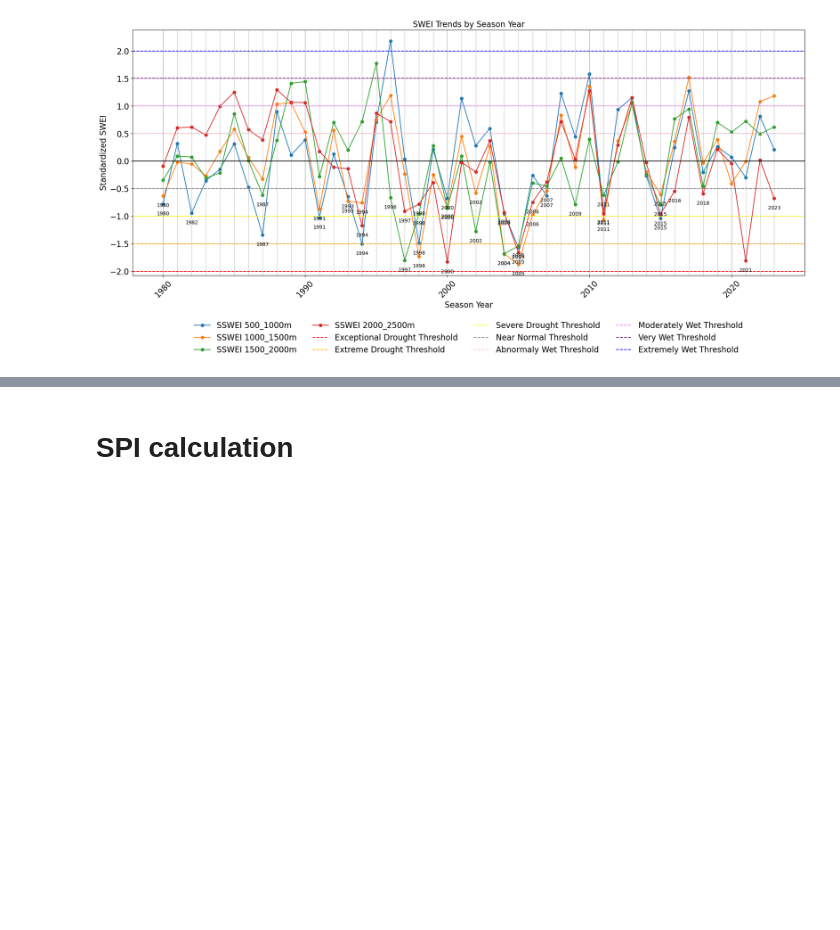
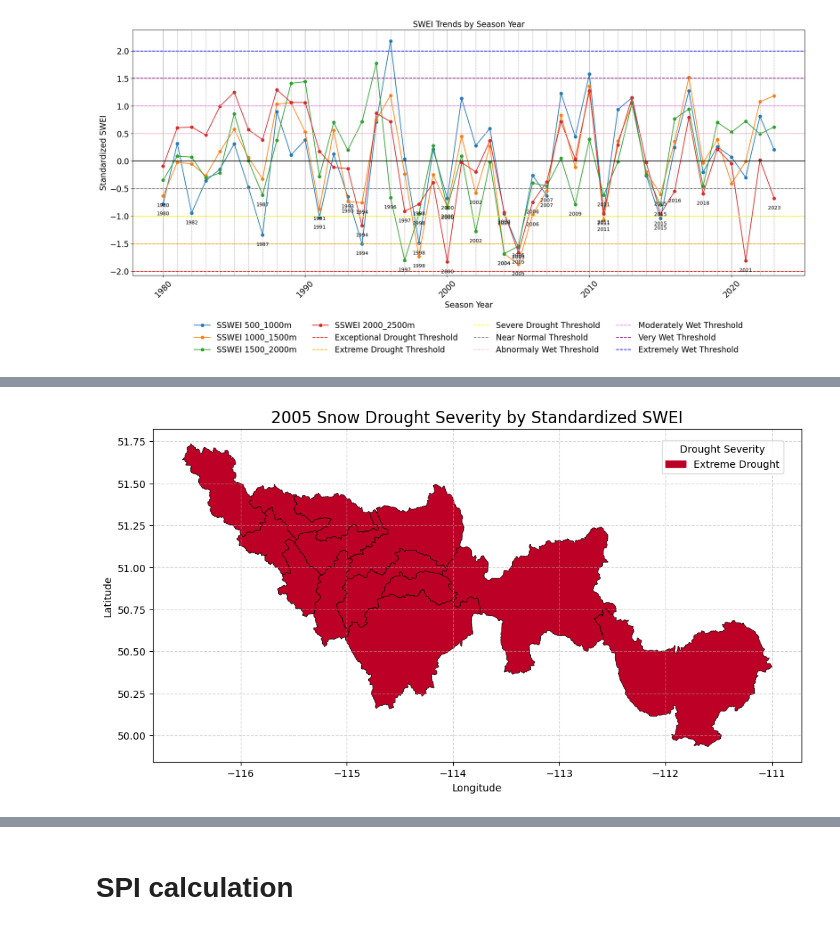
Before and after one commit to Nadiesenali/snowdroughtindex-main, a Jupyter notebook: notebooks/workflows/6_indices_comparison.ipynb, the cells around one changed output, grey strips where cells are left out. Drawn from its saved outputs; the diff is of its cells as text; code cells hidden in the pictures; blank space fills up the shorter version.

```diff
--- a/notebooks/workflows/6_indices_comparison.ipynb
+++ b/notebooks/workflows/6_indices_comparison.ipynb
@@ -615,0 +506,79 @@ Saved monthly SWEI plot for 2023 to: c:\Users\walimunige.rupasingh\OneDrive - Un
+# %%
+# Filter onset_to_peak for the year 2005
+onset_to_peak_2005 = average_SSWEI_per_year[average_SSWEI_per_year['season_year'] == 2005]
+
+# Get the classification for 2005 from plot_data
+classifications_2005 = plot_data[plot_data['season_year'] == 2005][[
+    'Classification_1000_1500m', 'Classification_1500_2000m', 'Classification_2000_2500m', 'Classification_500_1000m'
+]].iloc[0]
+
+# Map elevation category to classification
+elev_class_map = {
+    '1000_1500m': classifications_2005['Classification_1000_1500m'],
+    '1500_2000m': classifications_2005['Classification_1500_2000m'],
+    '2000_2500m': classifications_2005['Classification_2000_2500m'],
+    '500_1000m': classifications_2005['Classification_500_1000m'],
+}
+# open Bow Basin shapefile
+bow_basin = gpd.read_file(config['shapefile_dir'])
+
+# Add drought classification to the Bow Basin shapefile
+bow_basin['Drought_Classification'] = bow_basin['elev_class'].map(elev_class_map)
+
+# Add drought classification to onset_to_peak_2005
+onset_to_peak_2005 = onset_to_peak_2005.copy()
+
+# detect elevation-category columns (common names from elev_order or exact matches)
+elev_cols = [c for c in onset_to_peak_2005.columns if c in elev_order]
+
+# if the DF is wide (columns per elevation) -> melt to long and map
+if elev_cols and 'Elevation_Category' not in onset_to_peak_2005.columns:
+    onset_to_peak_2005 = (
+        onset_to_peak_2005.reset_index(drop=True)
+        .melt(id_vars=['season_year'], value_vars=elev_cols,
+              var_name='Elevation_Category', value_name='SSWEI')
+    )
+    onset_to_peak_2005['Drought_Classification'] = onset_to_peak_2005['Elevation_Category'].map(elev_class_map)
+else:
+    # if already long / has Elevation_Category column, map directly
+    onset_to_peak_2005['Drought_Classification'] = onset_to_peak_2005['Elevation_Category'].map(elev_class_map)
+
+# Define a color map for drought severity
+severity_colors = {
+    'Exceptional Drought': '#800026',
+    'Extreme Drought': '#BD0026',
+    'Severe Drought': "#D45F61",
+    'Moderate Drought': "#E67D68",
+    'Near Normal': '#FFEDA0',
+    'Abnormally Wet': '#41B6C4',
+    'Moderately Wet': '#1E90FF',
+    'Very Wet': '#225EA8',
+    'Extremely Wet': '#081D58'
+}
+
+# Assign colors to each polygon based on drought classification (fill missing with light gray)
+bow_basin['color'] = bow_basin['Drought_Classification'].map(severity_colors).fillna('#dddddd')
+
+# Plot the Bow Basin colored by drought severity
+fig, ax = plt.subplots(figsize=(10, 8))
+bow_basin.plot(ax=ax, color=bow_basin['color'], edgecolor='black', linewidth=0.5)
+
+# Create legend patches only for severities present in the data (keeps legend small)
+
+present_severities = [s for s in severity_colors.keys() if s in bow_basin['Drought_Classification'].unique()]
+legend_patches = [mpatches.Patch(color=severity_colors[label], label=label) for label in present_severities]
+if legend_patches:
+    plt.legend(handles=legend_patches, title='Drought Severity', loc='upper right', bbox_to_anchor=(0.98, 0.98), frameon=True)
+
+plt.title('2005 Snow Drought Severity by Standardized SWEI', fontsize=16)
+plt.xlabel('Longitude')
+plt.ylabel('Latitude')
+plt.grid(True, linestyle='--', alpha=0.5)
+plt.tight_layout()
+
+# Save to an existing path in config (use 'plots' to avoid missing key)
+outpath = config.get('plots', config.get('output_dir'))
+plt.savefig(Path(outpath) / 'bow_basin_drought_severity_2005.png', dpi=150)
+plt.show()
+# %% [output]
+[figure, added]
```
Also changed, not shown: parts of 34 cells of this notebook, 2 other files.
